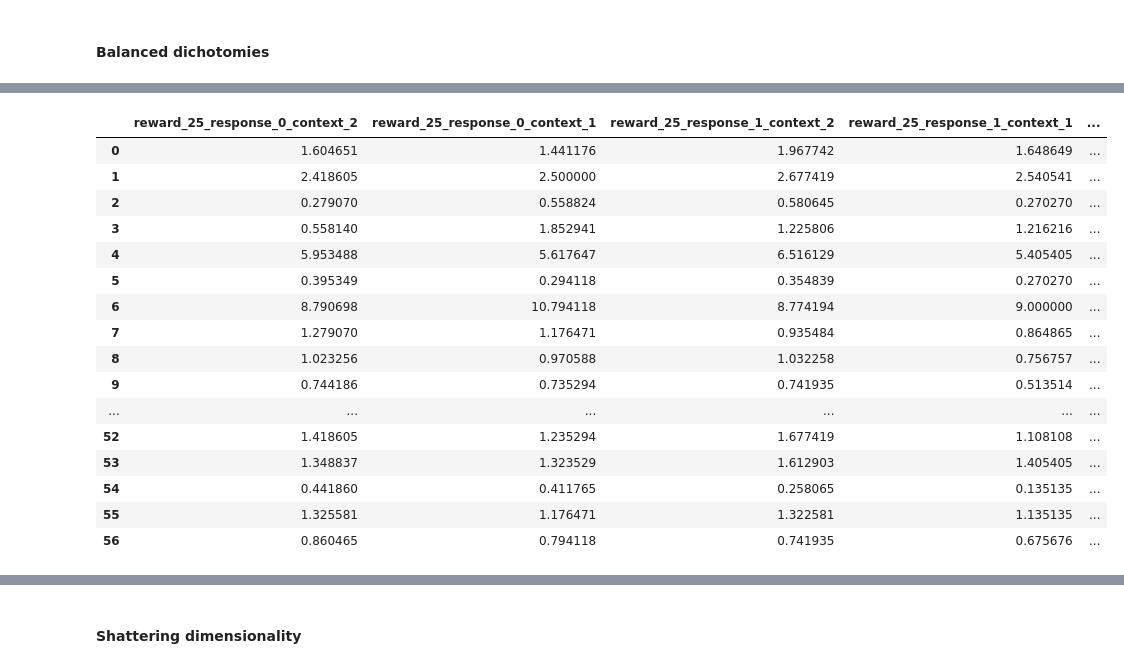
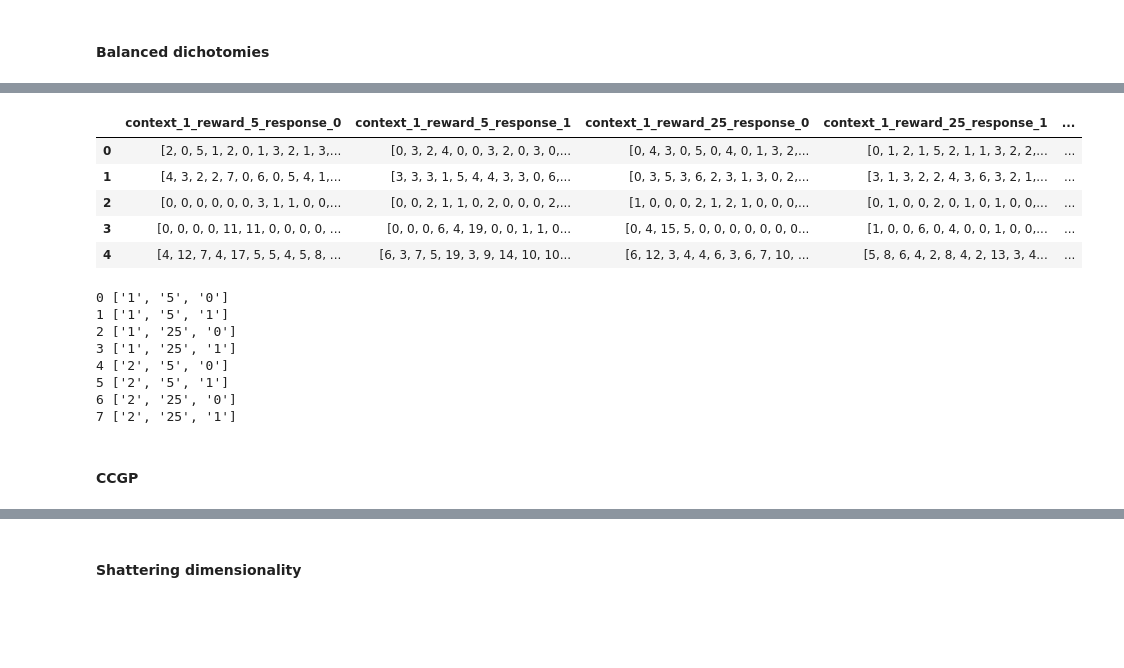
Before and after one commit to bnnyng/neural-code-portfolio, a Jupyter notebook: paper_analysis.ipynb, the cells around one changed output, grey strips where cells are left out. Drawn from its saved outputs; the diff is of its cells as text; code cells hidden in the pictures; blank space fills up the shorter version.

Commit message:
Basic app framework

```diff
--- a/paper_analysis.ipynb
+++ b/paper_analysis.ipynb
@@ -103,15 +427,17 @@ n_samples = [15, 15, 15, 15, 15, 10]
 
 Individual neuron data was combined across all participants to form a single "pseudo-population."
 # %%
-area_order = ['HPC','vmPFC','AMY','dACC','preSMA','VTC']
-idx_order = [3, 1, 4, 2, 9, 12]
-cellinfo = neu_data.cellinfo.to_numpy()
+def define_cell_area_groups(neu_data : pd.DataFrame) -> dict:
+    area_order = ['HPC','vmPFC','AMY','dACC','preSMA','VTC']
+    idx_order = [3, 1, 4, 2, 9, 12]
+    cellinfo = neu_data.cellinfo.to_numpy()
+    cell_area_groups = {}
+    for i, area in enumerate(area_order):
+        idx = np.where(cellinfo == idx_order[i])[0]
+        cell_area_groups[area] = idx
+    return cell_area_groups
 
-cell_area_groups = {}
-for i, area in enumerate(area_order):
-    idx = np.where(cellinfo == idx_order[i])[0]
-    cell_area_groups[area_order[i]] = idx
-
+cell_area_groups = define_cell_area_groups(neu_data)
 print("Distribution of neurons across brain areas:")
 for key, value in cell_area_groups.items():
     print(f"{key}: {len(value)}")
@@ -197,55 +559,65 @@ def construct_regressors(
     neu_data : pd.DataFrame
         DataFrame with each row correpsonding to all trial data for a single
         neuron.
-    thr : int
+    sample_thr : int
         Minimum number of correct trials of each type to retain neurons.
     select : list
         Neuron indices to include.
 
     Returns
     -------
+    pd.DataFrame
+        DataFrame of neurons that clear the trial count threshold. Each row
+        corresponds to a neuron, and each column corresponds to the average
+        firing rate for a combination of task variables.
     """
-    group_avgs = []
+    group_avgs = pd.DataFrame()
     for i in select:
         # Select only correct trials for given neuron
         cell_data = get_cell_array(neu_data=neu_data, cell_idx=i)
         valid_data = cell_data[cell_data["iscorrect"] == True]
 
         # Make trial-level labels according to binary task variables
         groups = make_variable_groups(
             cell_data=valid_data,
-            var_names=["reward", "response", "context"]
+            var_names=["context", "reward", "response"]
         )
 
         firing_rate = valid_data["fr_stim"].values
         group_avg = []
         for combo in groups.columns:
             # Get boolean mask for inclusion in current group
             group_firing_rate = firing_rate[groups[combo]]
             # Check that neuron has enough samples of the current type
             if len(group_firing_rate) > thr:
-                group_avg.append(group_firing_rate.mean())
+                group_avg.append(group_firing_rate)
+            if combo not in group_avgs.columns:
+                group_avgs[combo] = None
         # Only append data for neurons with enough trials in all types
         if len(group_avg) == len(groups.columns):
-            group_avgs.append(group_avg)
-    return pd.DataFrame(np.array(group_avgs), columns=groups.columns)
+            group_avgs.loc[len(group_avgs)] = group_avg
+    return group_avgs
 
-construct_regressors(neu_data, thr=30, select=[i for i in range(100)])
+group_avgs = construct_regressors(neu_data, thr=15, select=[i for i in range(100)])
+group_avgs.head()
 # %% [output]
-|  | reward_25_response_0_context_2 | reward_25_response_0_context_1 | reward_25_response_1_context_2 | reward_25_response_1_context_1 | ... |
-| 0 | 1.604651 | 1.441176 | 1.967742 | 1.648649 | ... |
-| 1 | 2.418605 | 2.500000 | 2.677419 | 2.540541 | ... |
-| 2 | 0.279070 | 0.558824 | 0.580645 | 0.270270 | ... |
-| 3 | 0.558140 | 1.852941 | 1.225806 | 1.216216 | ... |
-| 4 | 5.953488 | 5.617647 | 6.516129 | 5.405405 | ... |
-| 5 | 0.395349 | 0.294118 | 0.354839 | 0.270270 | ... |
-| 6 | 8.790698 | 10.794118 | 8.774194 | 9.000000 | ... |
-| 7 | 1.279070 | 1.176471 | 0.935484 | 0.864865 | ... |
-| 8 | 1.023256 | 0.970588 | 1.032258 | 0.756757 | ... |
-| 9 | 0.744186 | 0.735294 | 0.741935 | 0.513514 | ... |
-| ... | ... | ... | ... | ... | ... |
-| 52 | 1.418605 | 1.235294 | 1.677419 | 1.108108 | ... |
-| 53 | 1.348837 | 1.323529 | 1.612903 | 1.405405 | ... |
-| 54 | 0.441860 | 0.411765 | 0.258065 | 0.135135 | ... |
-| 55 | 1.325581 | 1.176471 | 1.322581 | 1.135135 | ... |
-| 56 | 0.860465 | 0.794118 | 0.741935 | 0.675676 | ... |
+|  | context_1_reward_5_response_0 | context_1_reward_5_response_1 | context_1_reward_25_response_0 | context_1_reward_25_response_1 | ... |
+| 0 | [2, 0, 5, 1, 2, 0, 1, 3, 2, 1, 3,... | [0, 3, 2, 4, 0, 0, 3, 2, 0, 3, 0,... | [0, 4, 3, 0, 5, 0, 4, 0, 1, 3, 2,... | [0, 1, 2, 1, 5, 2, 1, 1, 3, 2, 2,... | ... |
+| 1 | [4, 3, 2, 2, 7, 0, 6, 0, 5, 4, 1,... | [3, 3, 3, 1, 5, 4, 4, 3, 3, 0, 6,... | [0, 3, 5, 3, 6, 2, 3, 1, 3, 0, 2,... | [3, 1, 3, 2, 2, 4, 3, 6, 3, 2, 1,... | ... |
+| 2 | [0, 0, 0, 0, 0, 0, 3, 1, 1, 0, 0,... | [0, 0, 2, 1, 1, 0, 2, 0, 0, 0, 2,... | [1, 0, 0, 0, 2, 1, 2, 1, 0, 0, 0,... | [0, 1, 0, 0, 2, 0, 1, 0, 1, 0, 0,... | ... |
+| 3 | [0, 0, 0, 0, 11, 11, 0, 0, 0, 0, ... | [0, 0, 0, 6, 4, 19, 0, 0, 1, 1, 0... | [0, 4, 15, 5, 0, 0, 0, 0, 0, 0, 0... | [1, 0, 0, 6, 0, 4, 0, 0, 1, 0, 0,... | ... |
+| 4 | [4, 12, 7, 4, 17, 5, 5, 4, 5, 8, ... | [6, 3, 7, 5, 19, 3, 9, 14, 10, 10... | [6, 12, 3, 4, 4, 6, 3, 6, 7, 10, ... | [5, 8, 6, 4, 2, 8, 4, 2, 13, 3, 4... | ... |
+# %%
+# Check that column indices match condition definitions
+for i, col in enumerate(group_avgs.columns):
+    vals = [val for val in col.split("_") if val.isdigit()]
+    print(i, vals)
+# %% [output]
+0 ['1', '5', '0']
+1 ['1', '5', '1']
+2 ['1', '25', '0']
+3 ['1', '25', '1']
+4 ['2', '5', '0']
+5 ['2', '5', '1']
+6 ['2', '25', '0']
+7 ['2', '25', '1']
@@ -251,0 +629,2 @@ construct_regressors(neu_data, thr=30, select=[i for i in range(100)])
+# %% [markdown]
+#### CCGP
```
Also changed, not shown: parts of 30 cells of this notebook, 5 other files.
